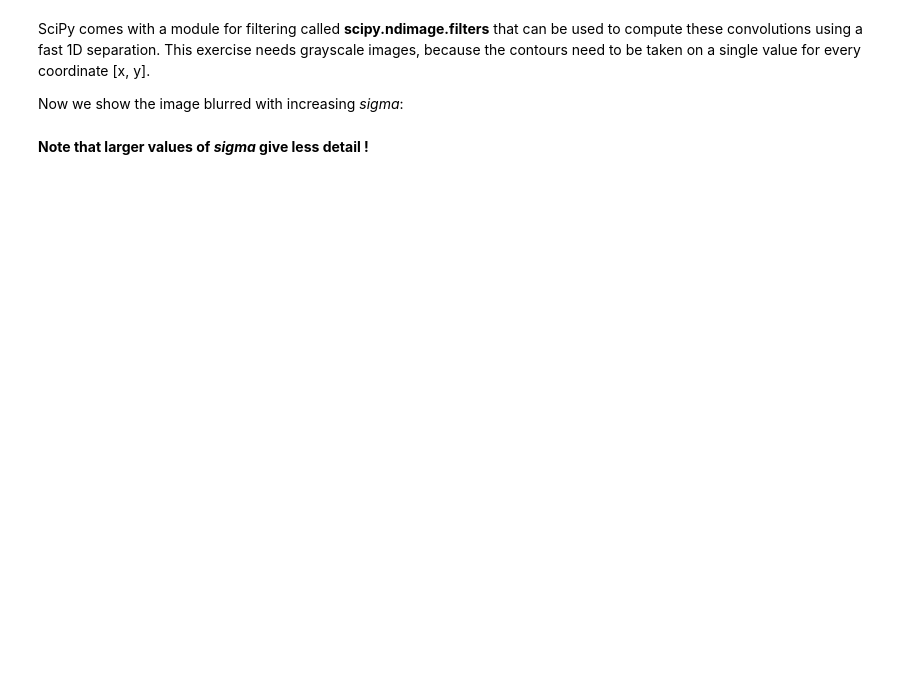
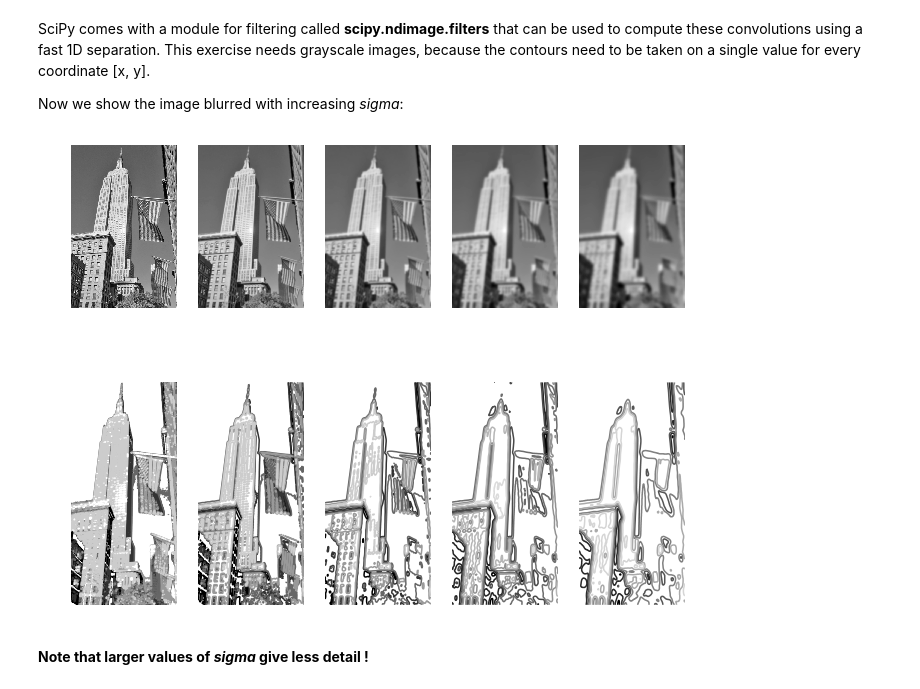
Before and after one commit to opi-lab/preliminares-JesusPinedaC, a Jupyter notebook: ch01-ex1.ipynb, the cells around one changed output. Drawn from its saved outputs; the diff is of its cells as text; code cells hidden in the pictures; blank space fills up the shorter version.

```diff
--- a/ch01-ex1.ipynb
+++ b/ch01-ex1.ipynb
@@ -28,18 +28,19 @@ SciPy comes with a module for filtering called **scipy.ndimage.filters** that ca
 
 Now we show the image blurred with increasing *sigma*:
 # %%
-fig, axs = plt.subplots(2,5, figsize=(9,6), facecolor='w', edgecolor='k')
-np.vectorize(lambda axs:axs.axis('off'))(axs)
-fig.subplots_adjust(hspace = .1, wspace=.1)
-
-axs = axs.ravel()
-i  = 0;
+i  = 1;
+plt.figure(figsize=(11,9))
 for sigma in xrange(0,10,2):
     Im_g = filters.gaussian_filter(Im,sigma)
-
-    axs[i].imshow(Im_g,cmap='gray')
-
-    axs[i+5].contour(Im_g, origin='image',cmap='gray')
+    plt.subplot(2,5,i)
+    plt.imshow(Im_g,cmap='gray')
+    plt.axis('off')
+    plt.subplot(2,5,i+5)
+    plt.contour(Im_g, origin='image',cmap='gray')
+    plt.axis('off')
     i = i + 1;
+plt.show()
+# %% [output]
+[figure, added]
 # %% [markdown]
 **Note that larger values of *sigma* give less detail !**
```
Also changed, not shown: parts of 1 cell of this notebook.
